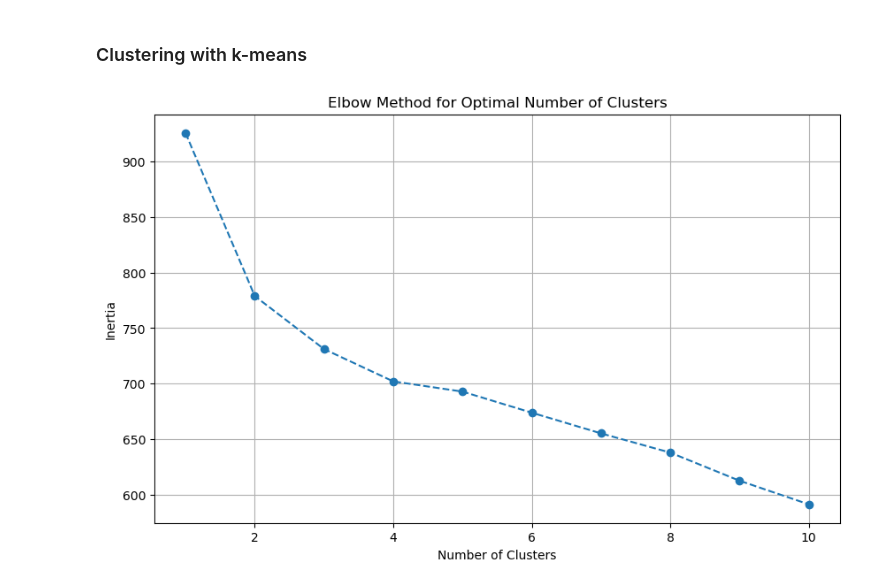
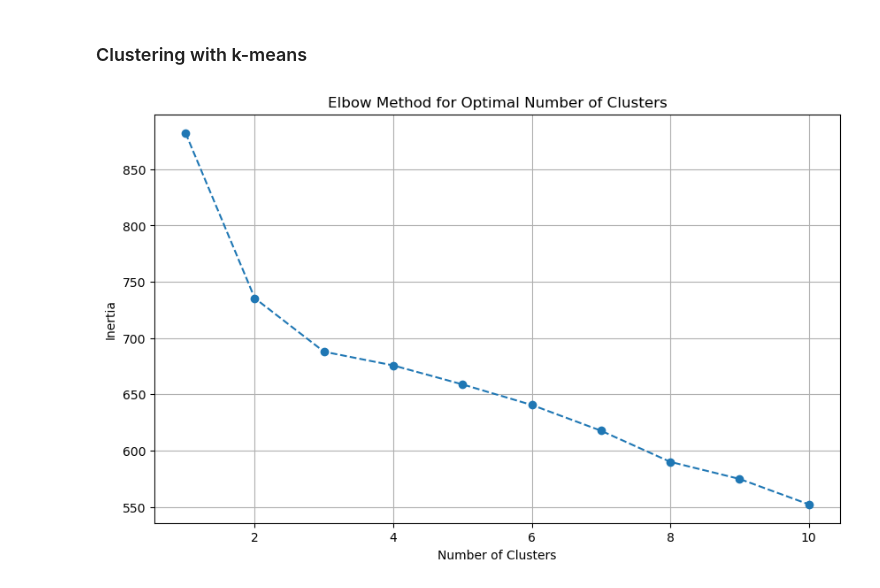
Before and after one commit to 4legalf/complex-systems-project, a Jupyter notebook: notebooks/Clustering.ipynb, the cells around one changed output. Cells and saved outputs as stored; diff of their text form; code cells hidden in the pictures.

```diff
--- a/notebooks/Clustering.ipynb
+++ b/notebooks/Clustering.ipynb
@@ -18,6 +18,7 @@ class patient:
         self.name = name
         self.array = array
         self.cluster = None
+        self.response = None
 # %%
 # Define the folder containing the CSV files
 input_folder = '../output/raw'
@@ -30,7 +31,8 @@ for filename in os.listdir(input_folder):
             filepath = os.path.join(input_folder, filename)
             array = np.loadtxt(filepath, delimiter=',')
             arrays.append(array)
-            patients.append(patient(patient_id=count, name=filename, array=array))
+            name = filename[:4]
+            patients.append(patient(patient_id=count, name=name, array=array))
             count += 1
 # %%
 # print all attributes of the first patient
@@ -96,27 +88,26 @@ pca = PCA(n_components=num_components)  # Adjust the number of components as nee
 reduced_data = pca.fit_transform(flattened_arrays)
 # %% [markdown]
 ### Clustering with k-means
-# %%
-flattened_arrays = [array.flatten() for array in arrays]
-# Use the Elbow Method to find the optimal number of clusters
-inertia = []
-cluster_range = range(1, 11)  # Test cluster sizes from 1 to 10
-
-for k in cluster_range:
-    kmeans = KMeans(n_clusters=k, random_state=42)
-    kmeans.fit(flattened_arrays)
-    inertia.append(kmeans.inertia_)
-
-# Plot the Elbow Curve
-plt.figure(figsize=(10, 6))
-plt.plot(cluster_range, inertia, marker='o', linestyle='--')
-plt.title('Elbow Method for Optimal Number of Clusters')
-plt.xlabel('Number of Clusters')
-plt.ylabel('Inertia')
-plt.grid()
-plt.show()
-# %% [output]
-[figure, removed]
+# %%
+# Use the Elbow Method to find the optimal number of clusters
+inertia = []
+cluster_range = range(1, 11)  # Test cluster sizes from 1 to 10
+
+for k in cluster_range:
+    kmeans = KMeans(n_clusters=k, random_state=42)
+    kmeans.fit(reduced_data)
+    inertia.append(kmeans.inertia_)
+
+# Plot the Elbow Curve
+plt.figure(figsize=(10, 6))
+plt.plot(cluster_range, inertia, marker='o', linestyle='--')
+plt.title('Elbow Method for Optimal Number of Clusters')
+plt.xlabel('Number of Clusters')
+plt.ylabel('Inertia')
+plt.grid()
+plt.show()
+# %% [output]
+[figure, added]
 # %%
 # Perform k-means clustering
 kmeans = KMeans(n_clusters=3, random_state=42)
```
Also changed, not shown: parts of 23 cells of this notebook, 1 other file.
